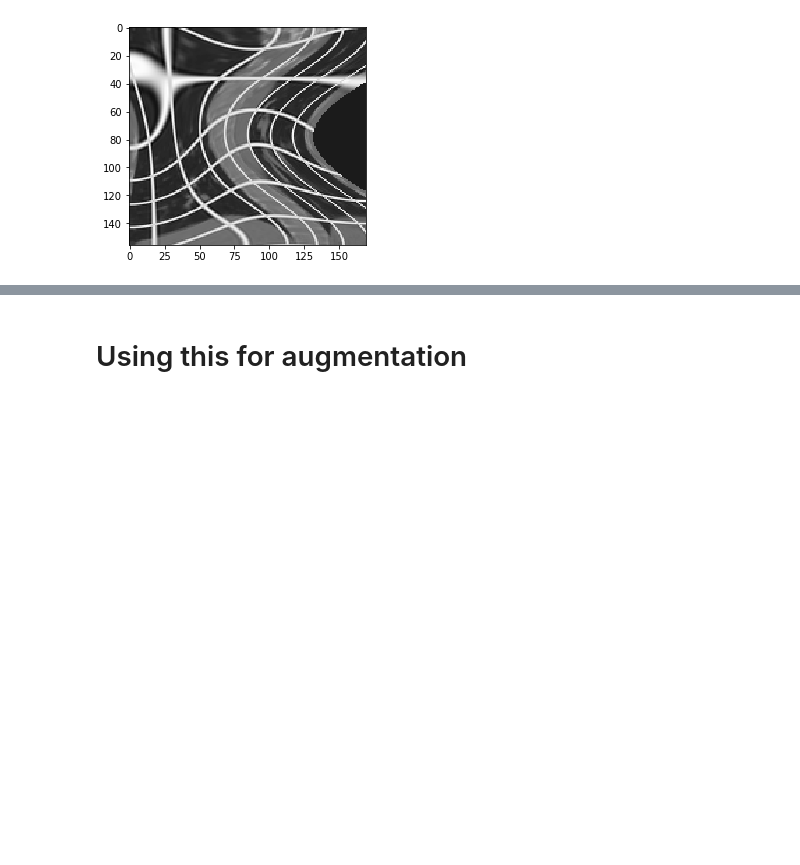
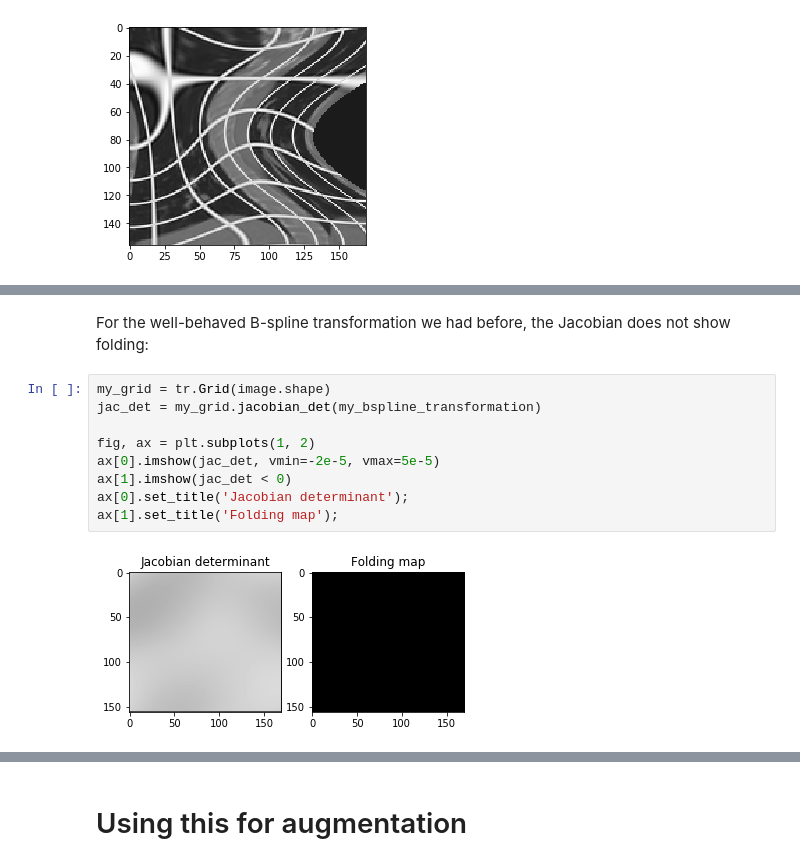
Before and after one commit to tueimage/gryds, a Jupyter notebook: tutorial.ipynb, the cells around one changed output, grey strips where cells are left out. Drawn from its saved outputs; the diff is of its cells as text; blank space fills up the shorter version.

```diff
--- a/tutorial.ipynb
+++ b/tutorial.ipynb
@@ -157,0 +171,13 @@ plt.imshow(my_terribly_deformed_image)
+# %% [markdown]
+For the well-behaved B-spline transformation we had before, the Jacobian does not show folding:
+# %%
+my_grid = tr.Grid(image.shape)
+jac_det = my_grid.jacobian_det(my_bspline_transformation)
+
+fig, ax = plt.subplots(1, 2)
+ax[0].imshow(jac_det, vmin=-2e-5, vmax=5e-5)
+ax[1].imshow(jac_det < 0)
+ax[0].set_title('Jacobian determinant');
+ax[1].set_title('Folding map');
+# %% [output]
+[figure, added]
```
Also changed, not shown: parts of 15 cells of this notebook.
